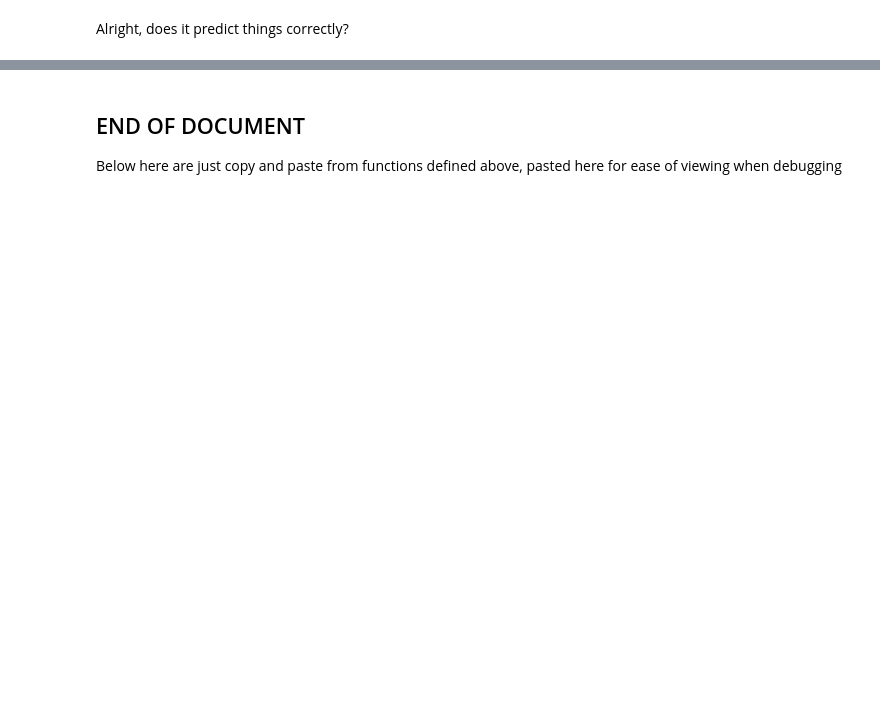
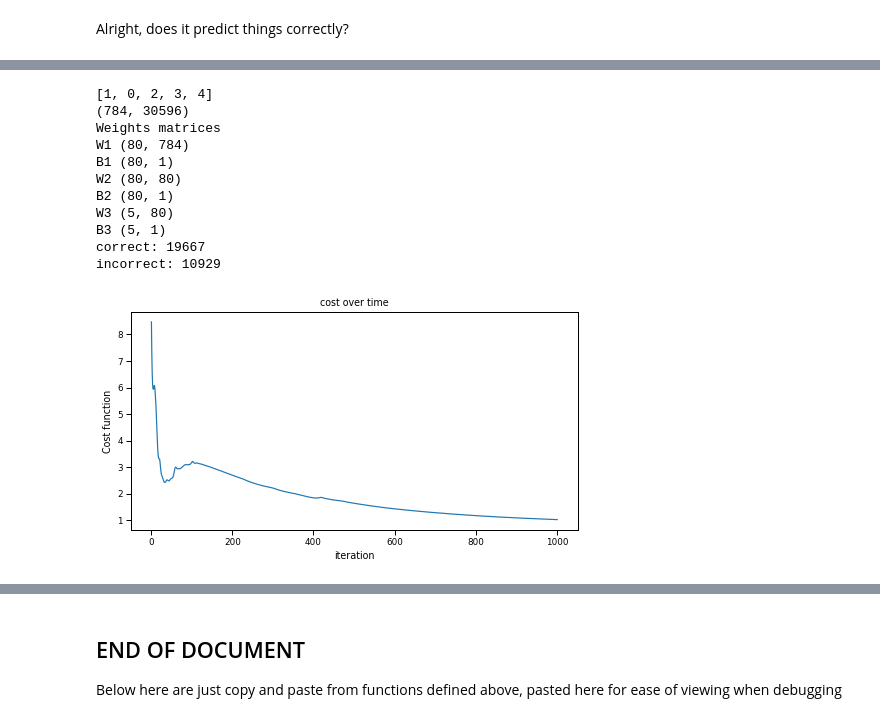
Before and after one commit to jakelourie1502/Neural_network_from_scratch, a Jupyter notebook: mnist_neural_net_from_scratch.ipynb, the cells around one changed output, grey strips where cells are left out. Drawn from its saved outputs; the diff is of its cells as text; code cells hidden in the pictures; blank space fills up the shorter version.

```diff
--- a/mnist_neural_net_from_scratch.ipynb
+++ b/mnist_neural_net_from_scratch.ipynb
@@ -594,0 +614,31 @@ print(5)
+# %%
+#get five classes
+x_train_five, x_test_five, y_train_five, y_test_five = reduced_form(y_train, y_test, x_train, x_test, [1,0,2,3,4])
+#create one hot encoding
+five_y_train_one_hot, five_y_test_one_hot = create_one_hot_train_and_test(y_train_five, y_test_five)
+
+#decide on learning rate and iterations
+learning_rate = 0.1 #set an arbitrary learning rate... we can iterate and try a few others soon
+iterations_five = 1000
+
+#run loop
+cost_softmax_five, dict_of_FP_values_softmax_five, dict_of_weights_softmax_five = soft_max_iteration(learning_rate, iterations_five, x_train_five, five_y_train_one_hot)
+
+#train set predictions
+softmax_predictions(dict_of_FP_values_softmax_five, y_train_five)
+
+#plot cost
+plot_cost_over_time(cost_softmax_five, iterations_five)
+# %% [output]
+[1, 0, 2, 3, 4]
+(784, 30596)
+Weights matrices
+W1 (80, 784)
+B1 (80, 1)
+W2 (80, 80)
+B2 (80, 1)
+W3 (5, 80)
+B3 (5, 1)
+correct: 19667
+incorrect: 10929
+[figure, added]
```
Also changed, not shown: parts of 18 cells of this notebook.
